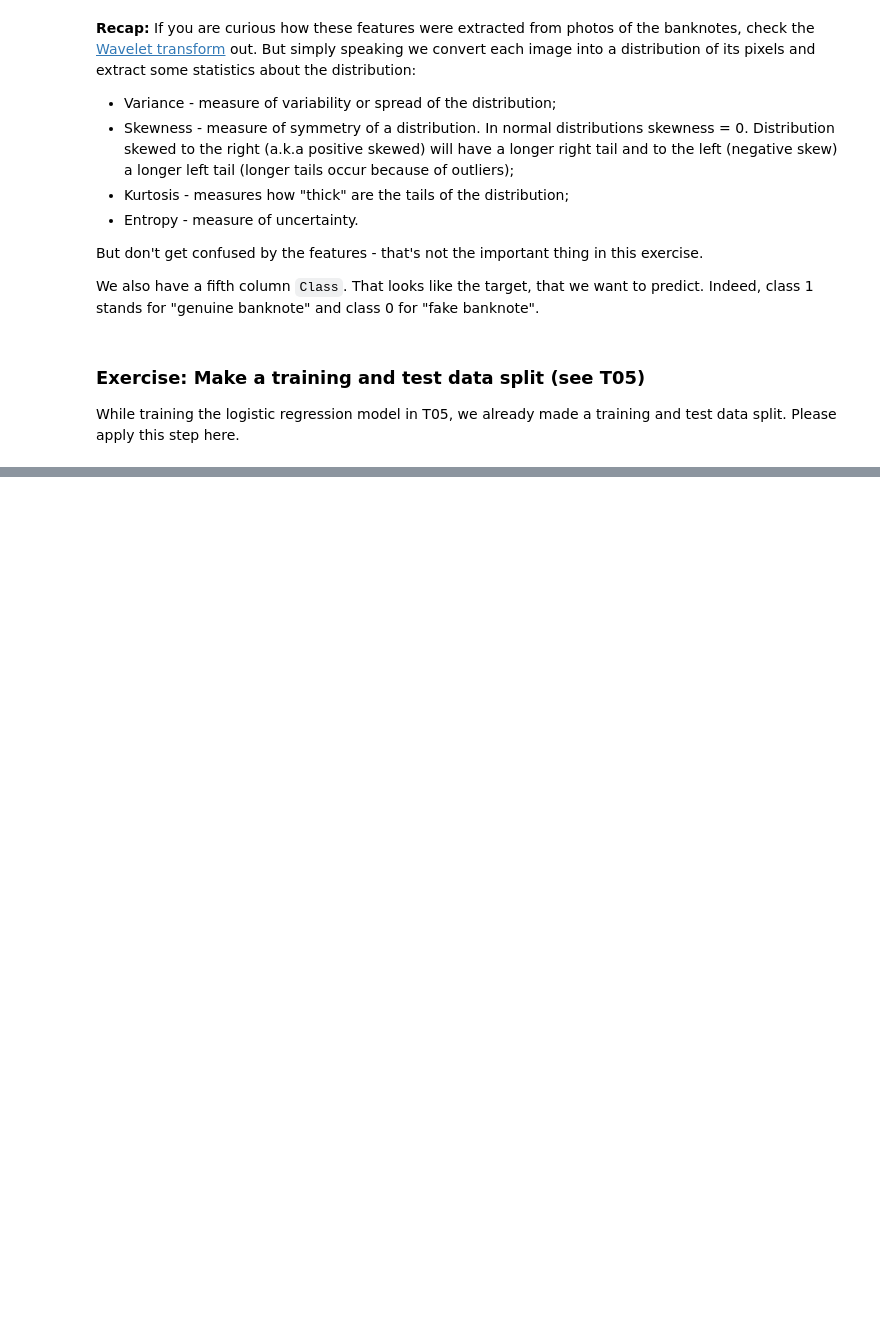
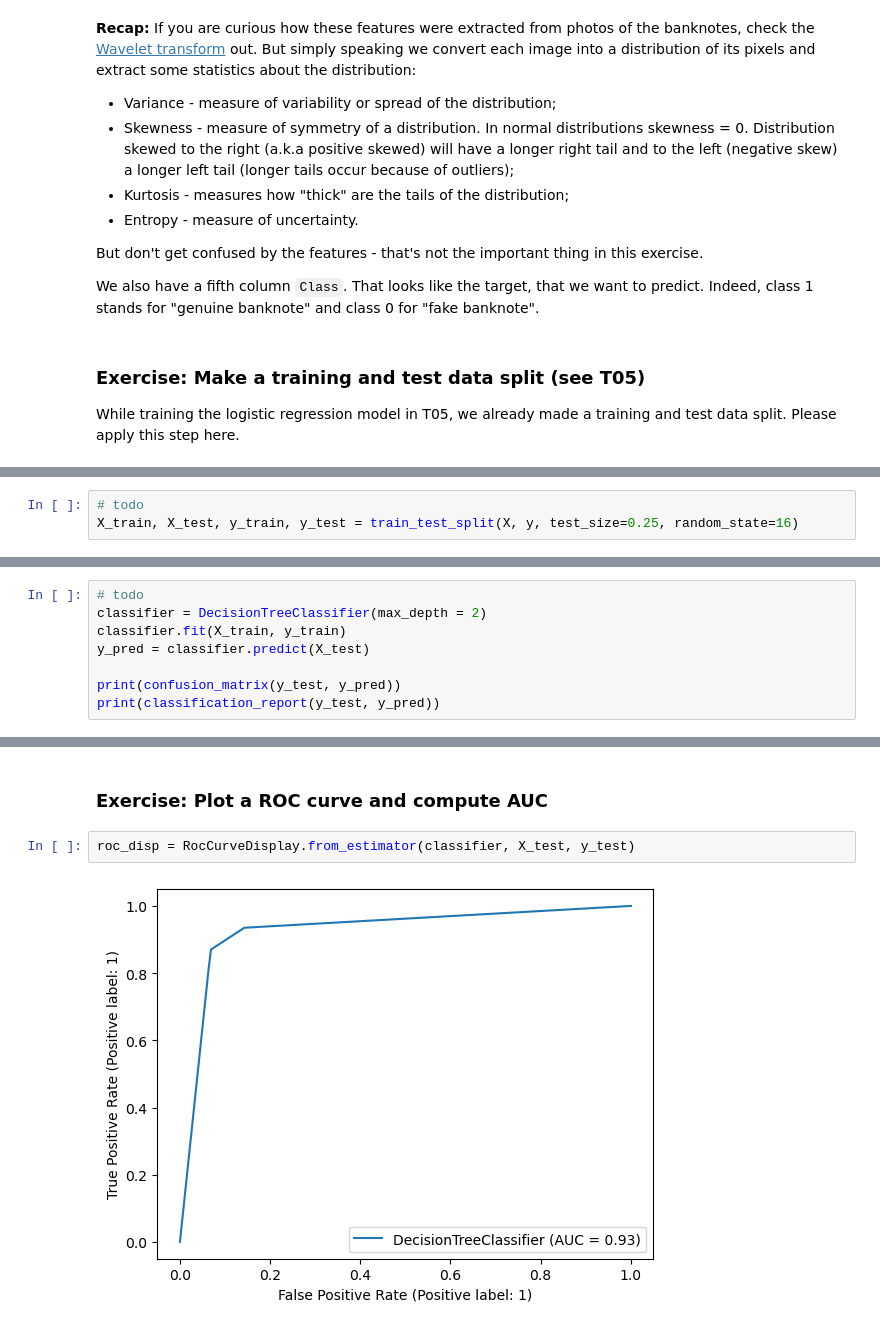
Before and after one commit to hopfkons/business-analytics-fau, a Jupyter notebook: 7_Classifier_evaluation.ipynb, the cells around one changed output, grey strips where cells are left out. Cells and saved outputs as stored; diff of their text form; blank space fills up the shorter version.

```diff
--- a/7_Classifier_evaluation.ipynb
+++ b/7_Classifier_evaluation.ipynb
@@ -49 +54,4 @@ While training the logistic regression model in T05, we already made a training
+# %%
+# todo
+X_train, X_test, y_train, y_test = train_test_split(X, y, test_size=0.25, random_state=16)
 # %% [markdown]
@@ -53,0 +60,8 @@ Now, train a decision tree model on the training data and evaluate it using test
+# %%
+# todo
+classifier = DecisionTreeClassifier(max_depth = 2)
+classifier.fit(X_train, y_train)
+y_pred = classifier.predict(X_test)
+
+print(confusion_matrix(y_test, y_pred))
+print(classification_report(y_test, y_pred))
@@ -53,0 +79,6 @@ Now, train a decision tree model on the training data and evaluate it using test
+# %% [markdown]
+### Exercise: Plot a ROC curve and compute AUC
+# %%
+roc_disp = RocCurveDisplay.from_estimator(classifier, X_test, y_test)
+# %% [output]
+[figure, added]
```
Also changed, not shown: parts of 6 cells of this notebook.
